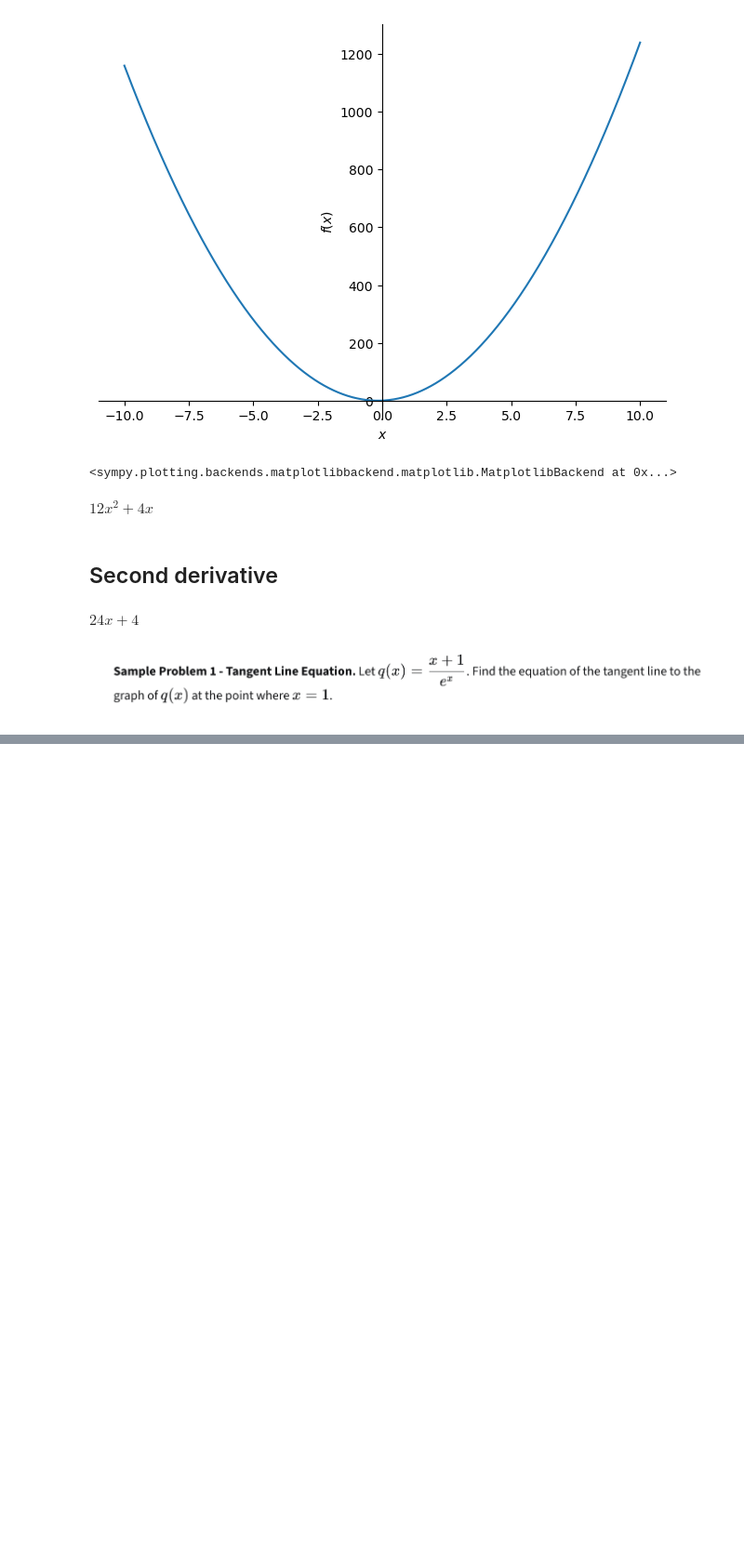
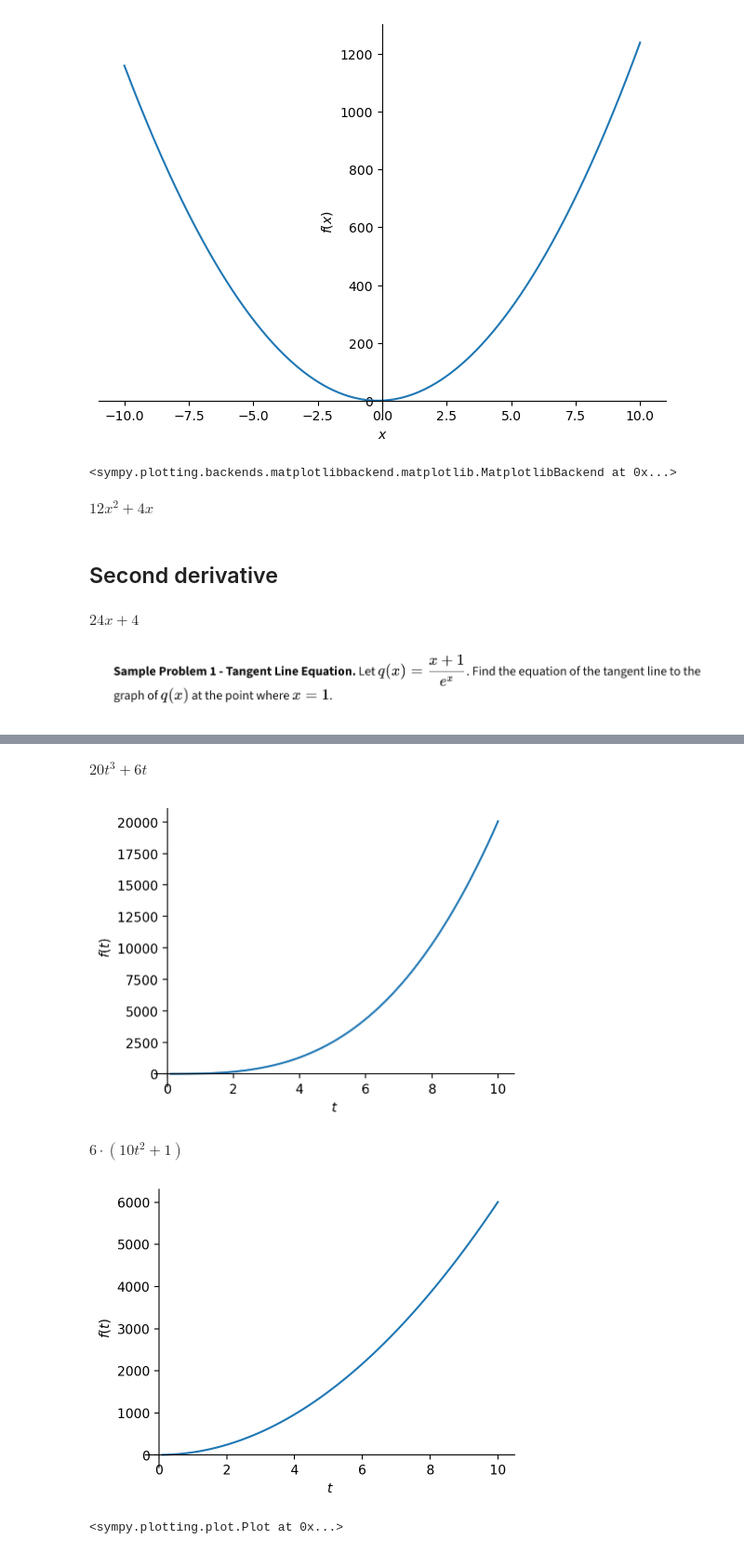
Before and after one commit to gharriso/AstroPython, a Jupyter notebook: CourseraCalculus/module3.ipynb, the cells around one changed output, grey strips where cells are left out. Shown at 93% size. Saved outputs shown, nothing was run; the diff lists cells and outputs as text; code cells hidden in the pictures; blank space fills up the shorter version.

```diff
--- a/CourseraCalculus/module3.ipynb
+++ b/CourseraCalculus/module3.ipynb
@@ -125,0 +130,16 @@ The equation of the tangent line at x=1 is: (3 - x)*exp(-1)
+# %%
+from sympy import *
+t=symbols('t')
+p=5*t**4 + 3*t**2 + 2
+v=p.diff('t')
+display(v)
+plot(v,(t,0.1,10))
+a=p.diff('t',2)
+display(a)
+plot(a,(t,0.1,10))
+# %% [output]
+$\displaystyle 20 t^{3} + 6 t$
+[figure, added]
+$\displaystyle 6 \cdot \left(10 t^{2} + 1\right)$
+[figure, added]
+<sympy.plotting.plot.Plot at 0x...>
```
Also changed, not shown: parts of 3 cells of this notebook, 1 other file.
